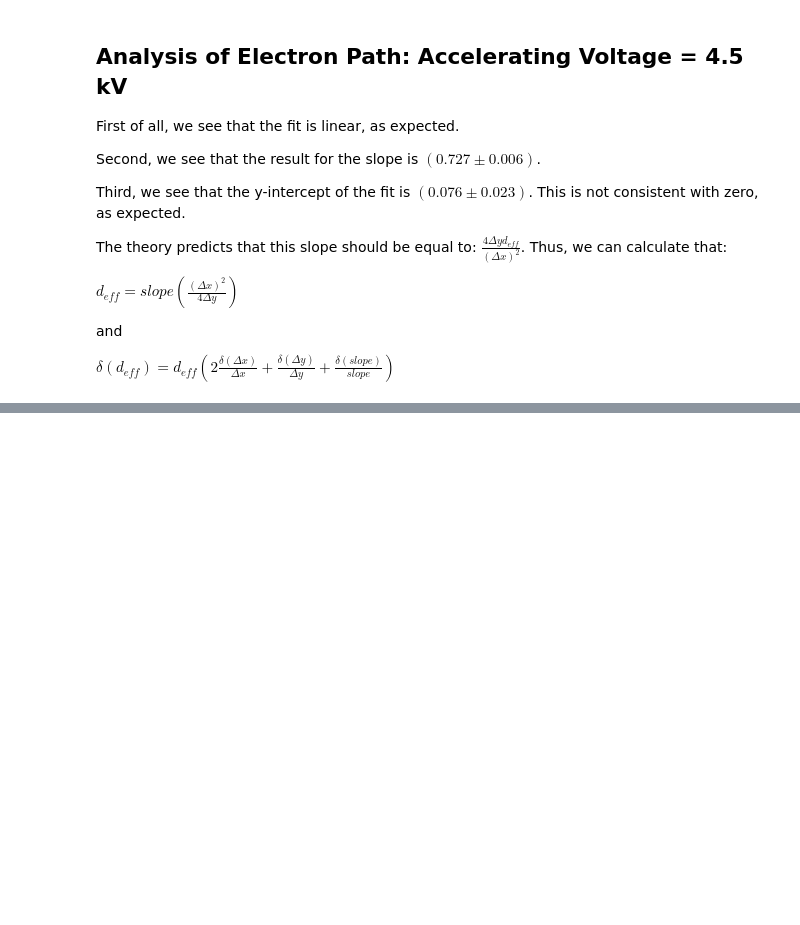
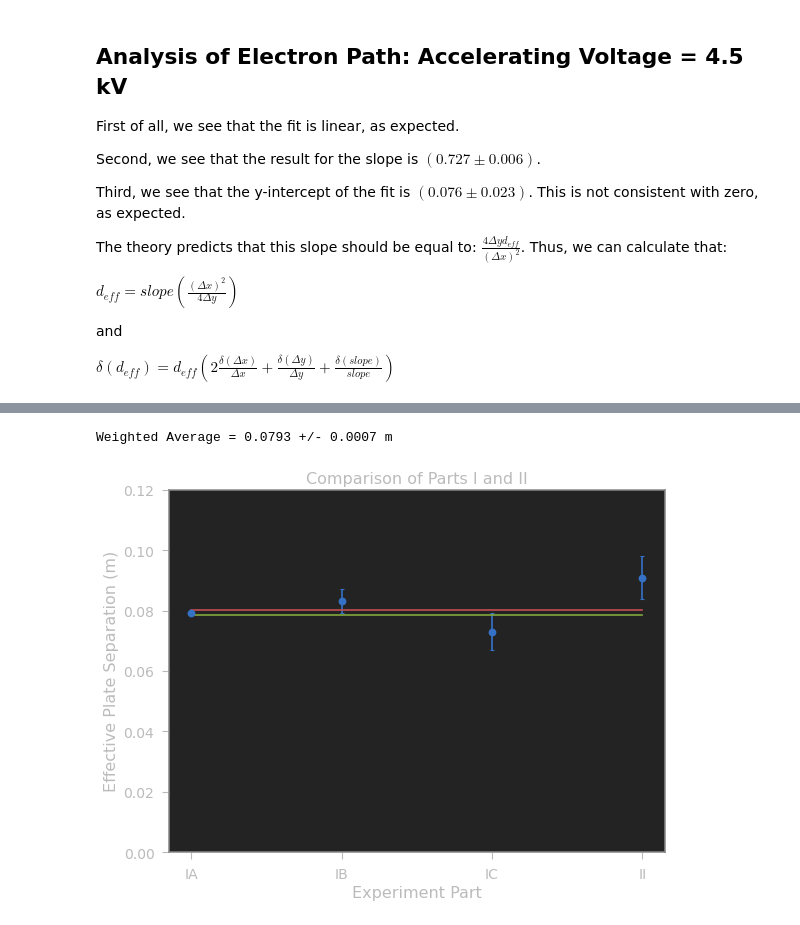
Before and after one commit to brash99/Phys202L, a Jupyter notebook: JupyterNotebooks/Lab3/Electric_Force_Analysis_Quadratic.ipynb, the cells around one changed output, grey strips where cells are left out. Drawn from its saved outputs; the diff is of its cells as text; code cells hidden in the pictures; blank space fills up the shorter version.

```diff
--- a/JupyterNotebooks/Lab3/Electric_Force_Analysis_Quadratic.ipynb
+++ b/JupyterNotebooks/Lab3/Electric_Force_Analysis_Quadratic.ipynb
@@ -132,7 +132,7 @@ def fitfunction(B, x):
 
 linear = Model(fitfunction) # create a Model object based on the fitfuncion we have defined
 mydata = RealData(xi, yi, sx=sigmaxi, sy=sigmayi) # create a data object based on our data, include errors.
-myodr = ODR(mydata, linear, beta0=[2.11, 2.0,0.02]) # create a fitting object, based on the data, fit Model, and an intial set of parameters.
+myodr = ODR(mydata, linear, beta0=[2.55, -0.05, 0.0002]) # create a fitting object, based on the data, fit Model, and an intial set of parameters.
 myoutput = myodr.run()  # run the fitting process to get optimized parameters!
 
 myoutput.pprint() # print out the result of the fit
@@ -555 +610,36 @@ Va = 2.50kV: d_eff = (0.075 +/- 0.006) m
+# %%
+x1 = ['IA','IB','IC','II']
+y1 = np.array([deff1,deff2,deff3,deff4])
+dy1 = np.array([ddeff1,ddeff2,ddeff3,ddeff4])
+
+# Calculate the weighted average of the effective distance values.
+def w_avg(x, dx):
+    d = x
+    w = 1.0/dx**2
+    return (d * w).sum()/w.sum(), np.sqrt(1/w.sum())
+
+average, daverage = w_avg(y1,dy1)
+print ('Weighted Average = %0.4f +/- %0.4f m' % (average,daverage))
+ylow = average-daverage
+yhigh = average+daverage
+y2 = [ylow,ylow,ylow,ylow]
+y3 = [yhigh,yhigh,yhigh,yhigh]
+
+
+plt.figure(figsize=(8, 6), dpi=80)
+
+plt.errorbar(x1, y1, yerr=dy1, fmt='o', capsize=2, capthick=1)
+plt.plot(x1,y2)
+plt.plot(x1,y3)
+
+#########################
+
+plt.xlabel('Experiment Part')
+plt.ylabel('Effective Plate Separation (m)')
+plt.title('Comparison of Parts I and II')
+plt.ylim(0,0.12)
+plt.show()
+# %% [output]
+Weighted Average = 0.0793 +/- 0.0007 m
+[figure, added]
 # %%
```
Also changed, not shown: parts of 12 cells of this notebook, 1 other file.
